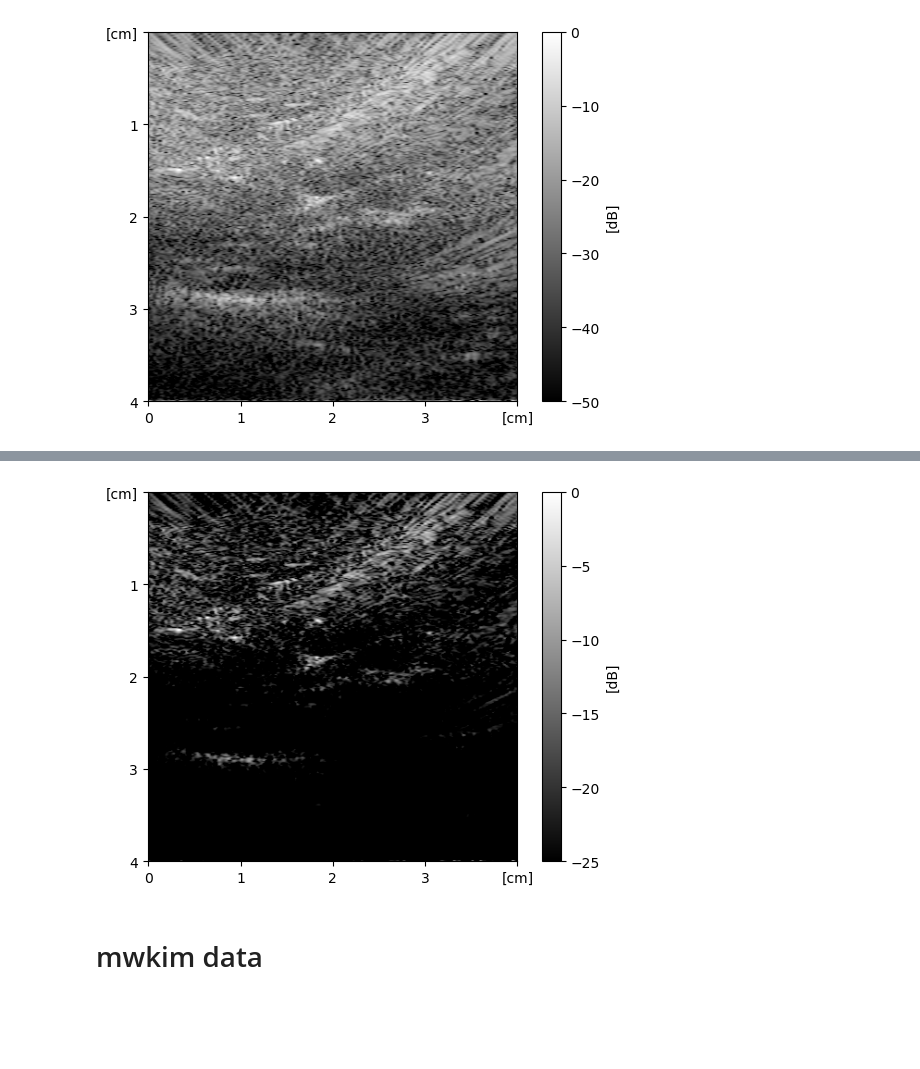
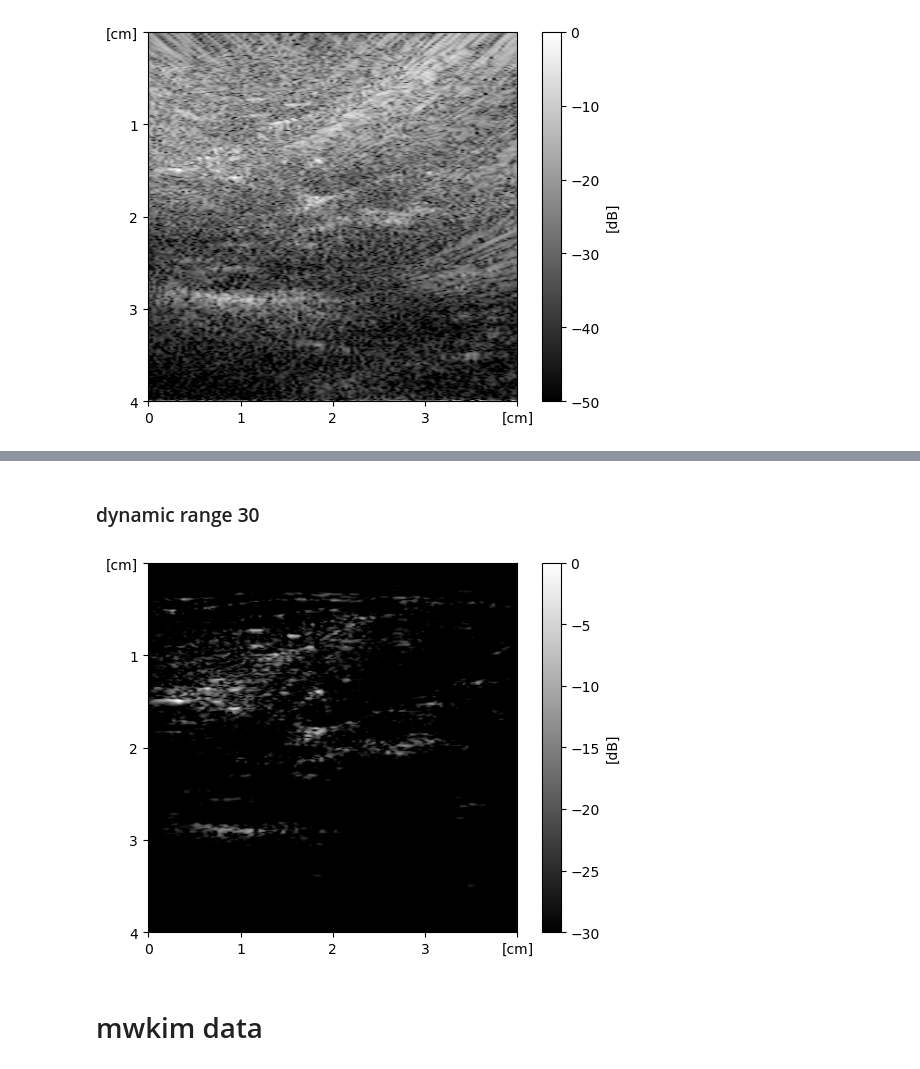
Before and after one commit to beobmun/biomedical_image_processing, a Jupyter notebook: US_homework/Ultrasount.ipynb, the cells around one changed output, grey strips where cells are left out. Cells and saved outputs as stored; diff of their text form; code cells hidden in the pictures; blank space fills up the shorter version.

```diff
--- a/US_homework/Ultrasount.ipynb
+++ b/US_homework/Ultrasount.ipynb
@@ -7,7 +7,6 @@ import scipy.ndimage
 from pymatreader import read_mat
 from tqdm import tqdm
 from scipy.signal import hilbert
-
 
 class UltrasoundImage:
     def __init__(self, element=128, col_pixel=128, row_pixel=2048, col_spacing=0.3e-3, height=0.04, target_size=(400,400)) -> None:
@@ -73,22 +72,29 @@ class UltrasoundImage:
                     distance[ele][row][col] = np.sqrt((np.abs(ele-col) * self.__col_spacing)**2 + distance[ele][row][ele]**2)
         self.__distance = distance
 
-    def delay_and_sum(self, sound_speed=1540, center_freq=7.6e6, sampling_rate=4.1):
-        def cal_weight(p):
+    def delay_and_sum(self, sound_speed=1540, center_freq=7.6e6, sampling_rate=4.1, theta=180, ele_weight=False): # theta in degree 0~180
+        def cal_weight(p):                                                                      #select element range
             i = int(p)
             f = p - i
             return (1-f, f)
 
         sampling_freq = center_freq * sampling_rate
         delay = np.zeros((self.__element, self.__row_pixel, self.__col_pixel))
-
+        th = np.deg2rad(theta / 2)
         print("Calculating delay")
         for ele in tqdm(range(self.__element)):
             for row in range(self.__row_pixel):
                 d = (self.__row_spacing / 2) + (row * self.__row_spacing)
+                if theta == 180:
+                    max_l = np.inf
+                else:
+                    max_l = d / np.cos(th)
                 for col in range(self.__col_pixel):
                     l = self.__distance[ele][row][col]
-                    delay[ele][row][col] = ((d + l) / sound_speed) * sampling_freq
+                    if max_l < l:
+                        delay[ele][row][col] = -1
+                    else:
+                        delay[ele][row][col] = ((d + l) / sound_speed) * sampling_freq
 
         pixels = list()
         print("Calculating sum")
@@ -97,11 +103,20 @@ class UltrasoundImage:
             pixel = np.zeros((self.__row_pixel, self.__col_pixel))
             for row in tqdm(range(self.__row_pixel)):
                 for col in range(self.__col_pixel):
+                    s = np.random.normal(0, 1, 512)    # element weight
+                    s.sort()
+                    s = s[s > 0][::-1]
                     for ele in range(self.__element):
+                        if delay[ele][row][col] == -1:
+                            continue
                         p = delay[ele][row][col]
                         a, b = self.__rfdata_arr[:,:,i][int(p)][ele], self.__rfdata_arr[:,:,i][int(p)+1][ele]
                         a_w, b_w = cal_weight(p)
-                        pixel[row][col] += (a * a_w + b * b_w)
+                        if ele_weight:
+                            val = (a * a_w + b * b_w) * s[np.abs(ele - col)]
+                        else:
+                            val = (a * a_w + b * b_w)
+                        pixel[row][col] += val
             pixels.append(pixel)
         self.__pixels = np.array(pixels)
 
@@ -131,13 +146,13 @@ class UltrasoundImage:
         self.scan_conversion(key='img')
         self.show_img('img', 0)
 
-    def processing_rfdata(self, rfdata_path, sound_speed=1540, range_db=50):
+    def processing_rfdata(self, rfdata_path, sound_speed=1540, theta=180, ele_weight=False, range_db=50):
         print("read rfdata")
         self.convert_mat_to_np(rfdata_path, key='rfdata')
         print("start calculating distance")
         self.cal_distance()
         print("start delay and sum")
-        self.delay_and_sum(sound_speed=sound_speed)
+        self.delay_and_sum(sound_speed=sound_speed, theta=theta, ele_weight=ele_weight)
         print("start hilbert transform")
         self.hilbert_transform()
         print("start log compression")
@@ -249,8 +398,10 @@ You can use show_img('rfdata', idx) to show the processed image
+# %% [markdown]
+### dynamic range 30
 # %%
-arm_642.dynamic_range_adjustment(25)
+arm_642.dynamic_range_adjustment(30)
 arm_642.show_img('rfdata',0)
 # %% [output]
-[figure, old version]
+[figure, new version]
 # %% [markdown]
 # mwkim data
 # %% [markdown]
```
Also changed, not shown: parts of 20 cells of this notebook, 1 other file.
